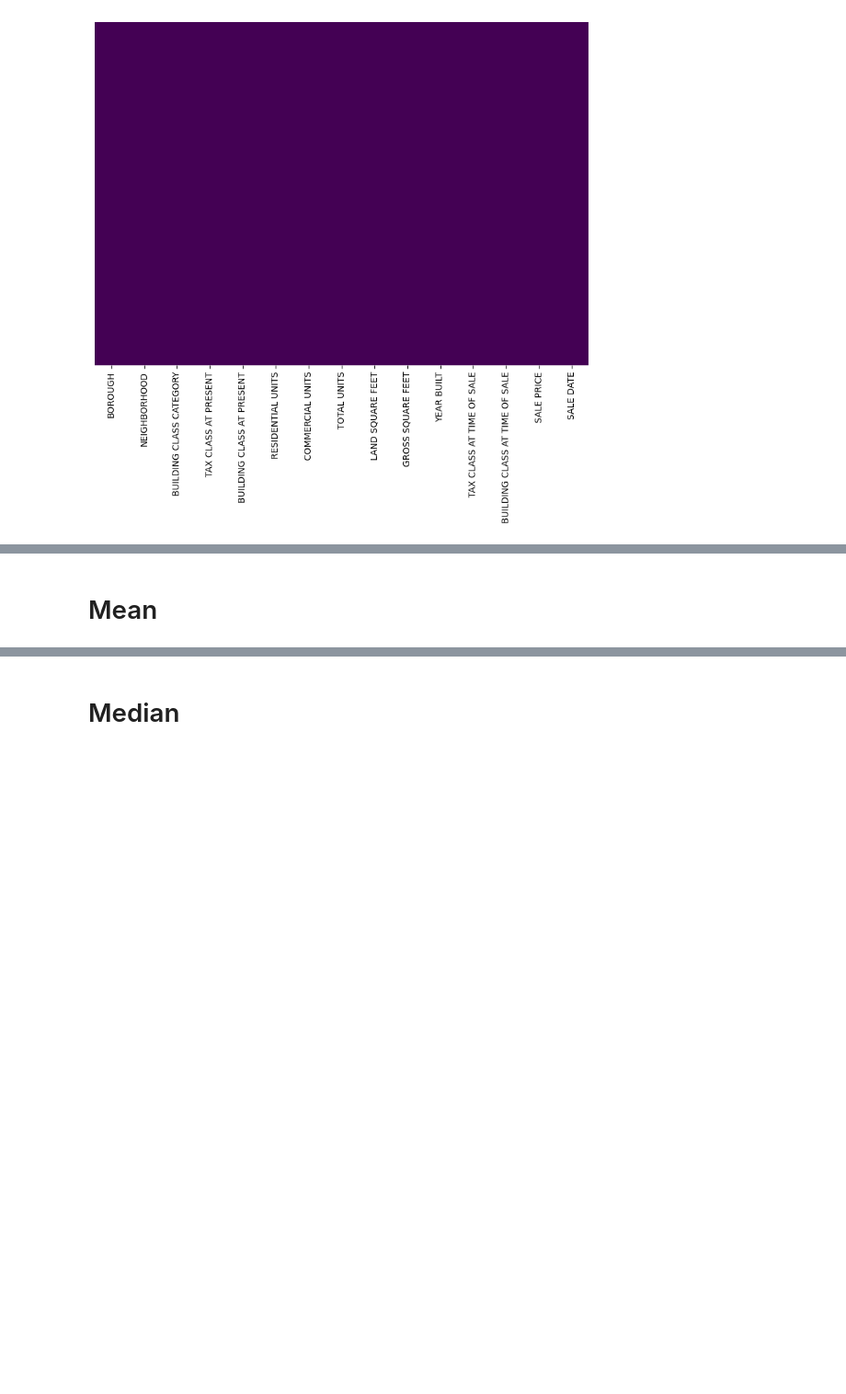
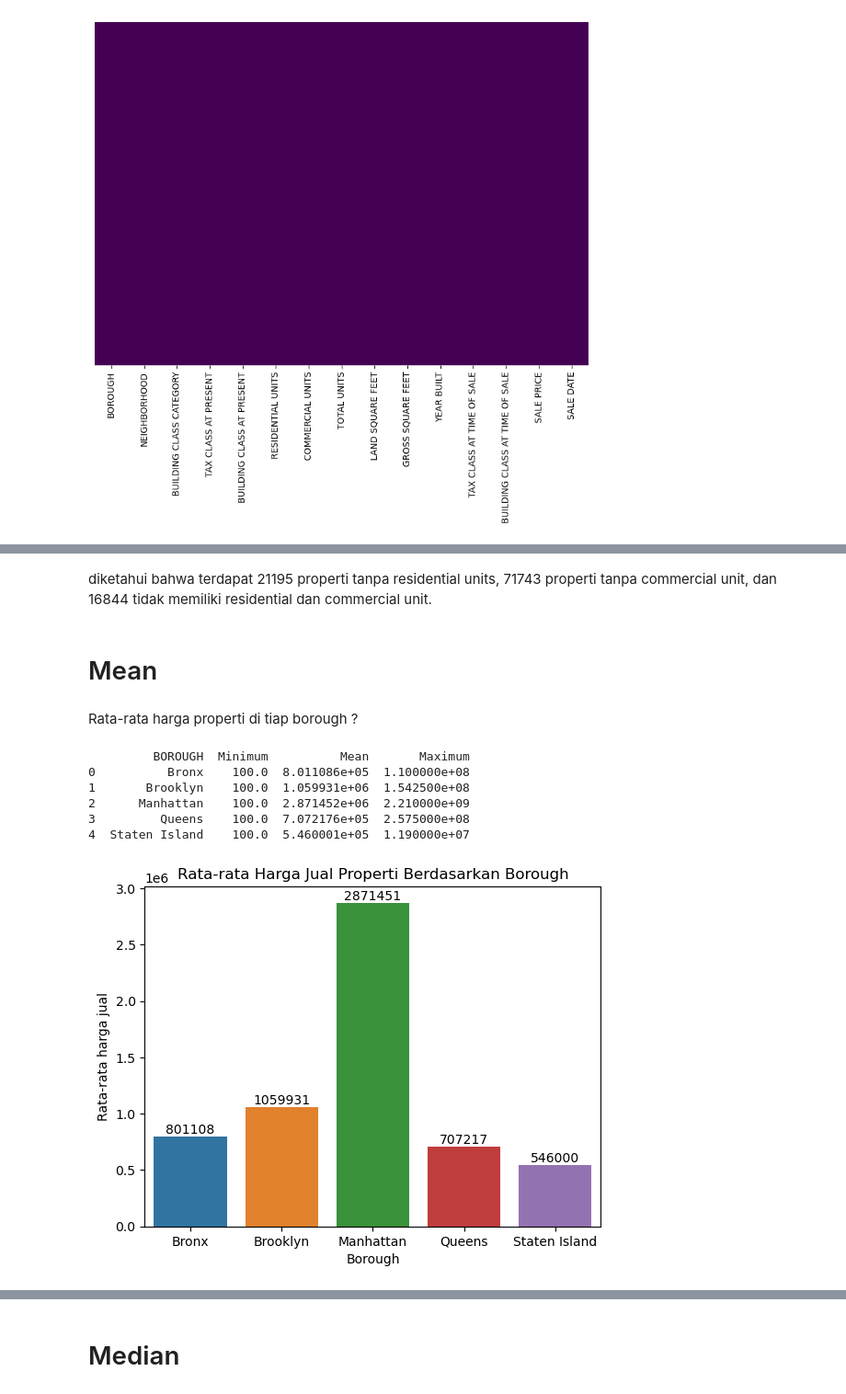
Before and after one commit to margo-waluyo/PYTN_Assgn_2_4_Setiawan-Margo-Waluyo, a Jupyter notebook: PYTN_ASSGN_2_4_Setiawan_Margo_Waluyo.ipynb, the cells around one changed output, grey strips where cells are left out. Shown: that part at 92% size. Saved outputs shown, nothing was run; the diff lists cells and outputs as text; code cells hidden in the pictures; blank space fills up the shorter version.

```diff
--- a/PYTN_ASSGN_2_4_Setiawan_Margo_Waluyo.ipynb
+++ b/PYTN_ASSGN_2_4_Setiawan_Margo_Waluyo.ipynb
@@ -224,2 +249,43 @@ nyc
+# %% [markdown]
+diketahui bahwa terdapat 21195 properti tanpa residential units, 71743 properti tanpa commercial unit, dan 16844 tidak memiliki residential dan commercial unit.
 # %% [markdown]
 # Mean
+# %% [markdown]
+Rata-rata harga properti di tiap borough ?
+# %%
+# Menghitung median, maksimum, dan minimum LAND SQUARE FEET berdasarkan BOROUGH
+borough_stats = nyc.groupby('BOROUGH')['SALE PRICE'].agg(['min', 'mean', 'max']).reset_index()
+
+# Mengganti nama kolom
+borough_stats.columns = ['BOROUGH', 'Minimum', 'Mean', 'Maximum']
+
+# Menampilkan DataFrame
+print(borough_stats)
+# %% [output]
+         BOROUGH  Minimum          Mean       Maximum
+0          Bronx    100.0  8.011086e+05  1.100000e+08
+1       Brooklyn    100.0  1.059931e+06  1.542500e+08
+2      Manhattan    100.0  2.871452e+06  2.210000e+09
+3         Queens    100.0  7.072176e+05  2.575000e+08
+4  Staten Island    100.0  5.460001e+05  1.190000e+07
+# %%
+data_borough = nyc.groupby(['BOROUGH']).mean()
+data_borough = data_borough['SALE PRICE']
+
+# Menggambarkan bar plot menggunakan Seaborn
+ax = sns.barplot(x=data_borough.index, y=data_borough.values)
+
+# Memberikan judul dan label sumbu
+plt.title('Rata-rata Harga Jual Properti Berdasarkan Borough')
+plt.xlabel('Borough')
+plt.ylabel('Rata-rata harga jual')
+
+for p in ax.patches:
+    ax.annotate(str(int(p.get_height())),
+                (p.get_x() + p.get_width() / 2, p.get_height()),
+                ha='center', va='bottom')
+
+# Menampilkan plot
+plt.show()
+# %% [output]
+[figure, added]
```
Also changed, not shown: parts of 33 cells of this notebook.
